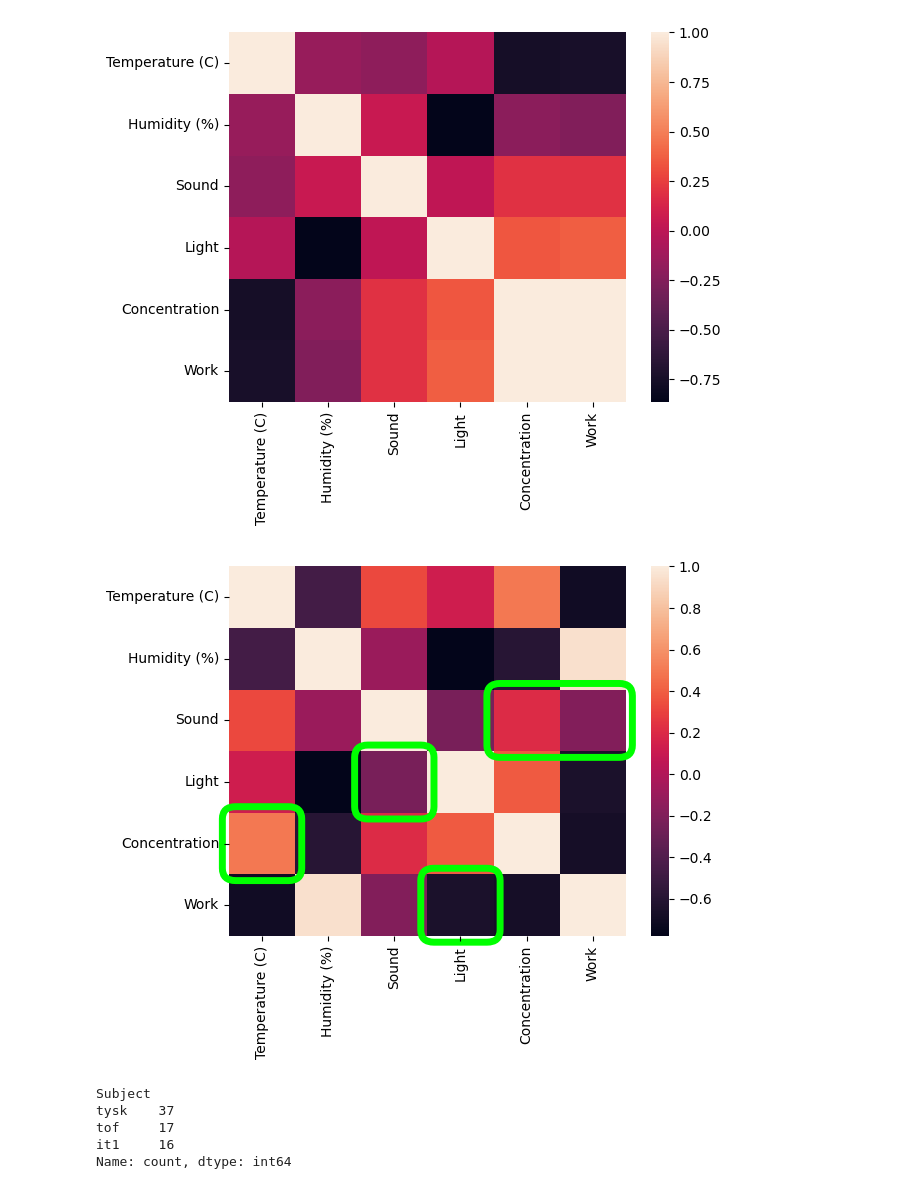
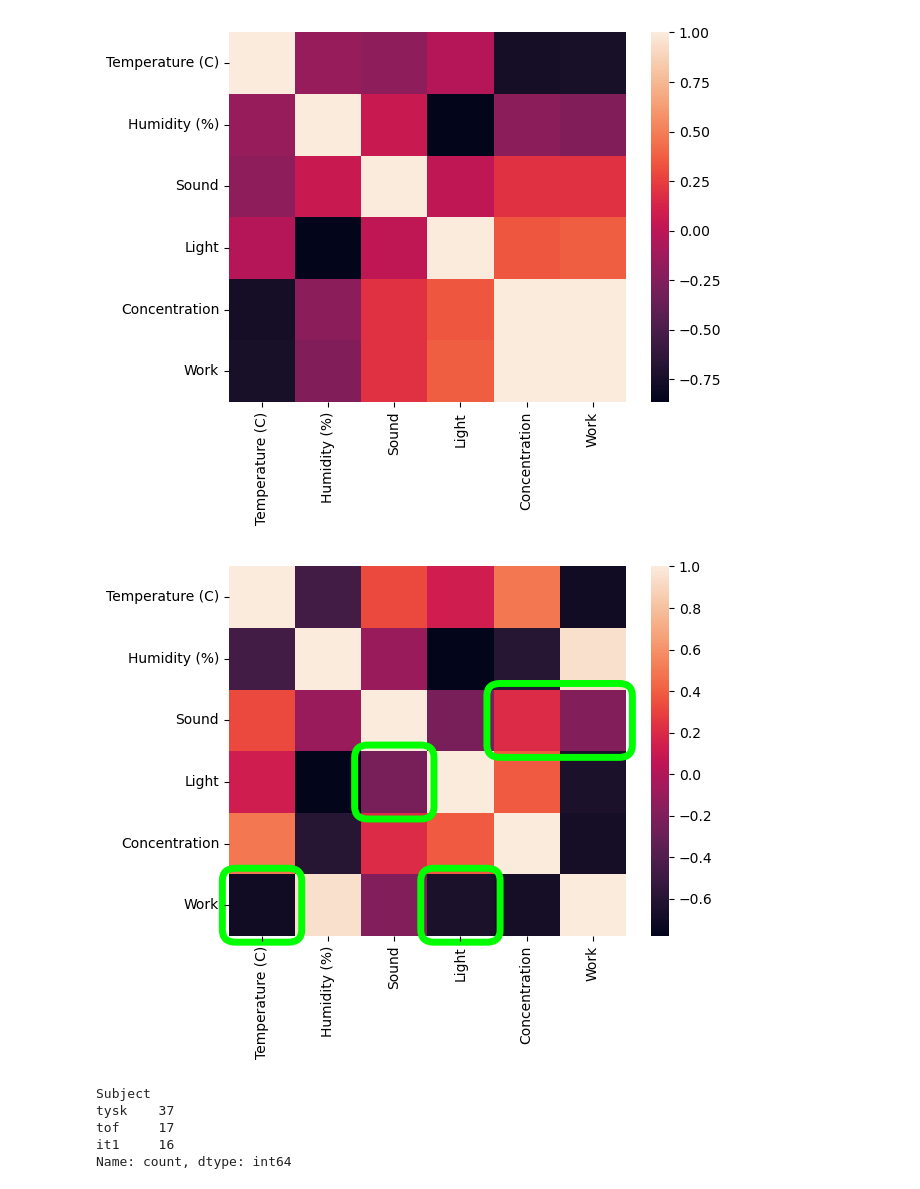
Before and after one commit to LilleAila/tof-prosjekt-26, a Jupyter notebook: data/analysis.ipynb, the cells around one changed output. Cells and saved outputs as stored; diff of their text form; code cells hidden in the pictures.

```diff
--- a/data/analysis.ipynb
+++ b/data/analysis.ipynb
@@ -124,28 +124,28 @@ sns.heatmap(corr)
 # %%
 #| label: tysk-corr2
 corr = df[df["Subject"] == "tysk"].corr(numeric_only=True)
 ax = sns.heatmap(corr)
 
 def highlight(y, x):
     circle = patches.Circle((x + 0.5, y + 0.5), radius=0.7,
                         edgecolor='#00FF00', facecolor='none', lw=4)
     ax.add_patch(circle)
 
 #highlight(2, 4)
 
 def highlight2(x, y, h, w):
     d = 0.1
     rect = patches.FancyBboxPatch((x-d, y-d), w+2*d, h+2*d, edgecolor='#00FF00', facecolor='none', lw=5, clip_on=False, boxstyle="round,pad=0,rounding_size=0.2",)
     ax.add_patch(rect)
 
 highlight2(4, 2, 1, 2)
-highlight2(0, 4, 1, 1)
+highlight2(0, 5, 1, 1)
 highlight2(3, 5, 1, 1)
 highlight2(2, 3, 1, 1)
 
 plt.show()
 # %% [output]
-[figure, old version]
+[figure, new version]
 # %%
 df["Subject"].value_counts()
 # %% [output]
```
Also changed, not shown: 1 other file.
